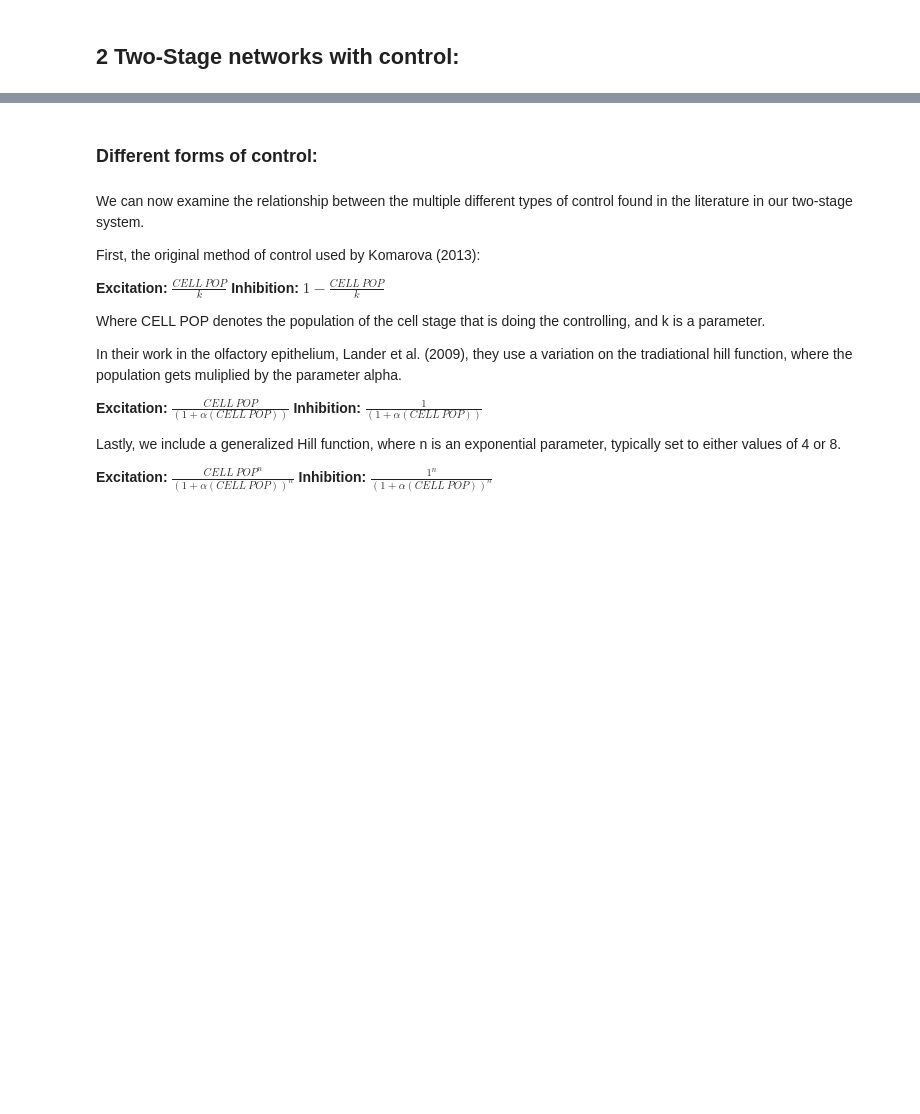
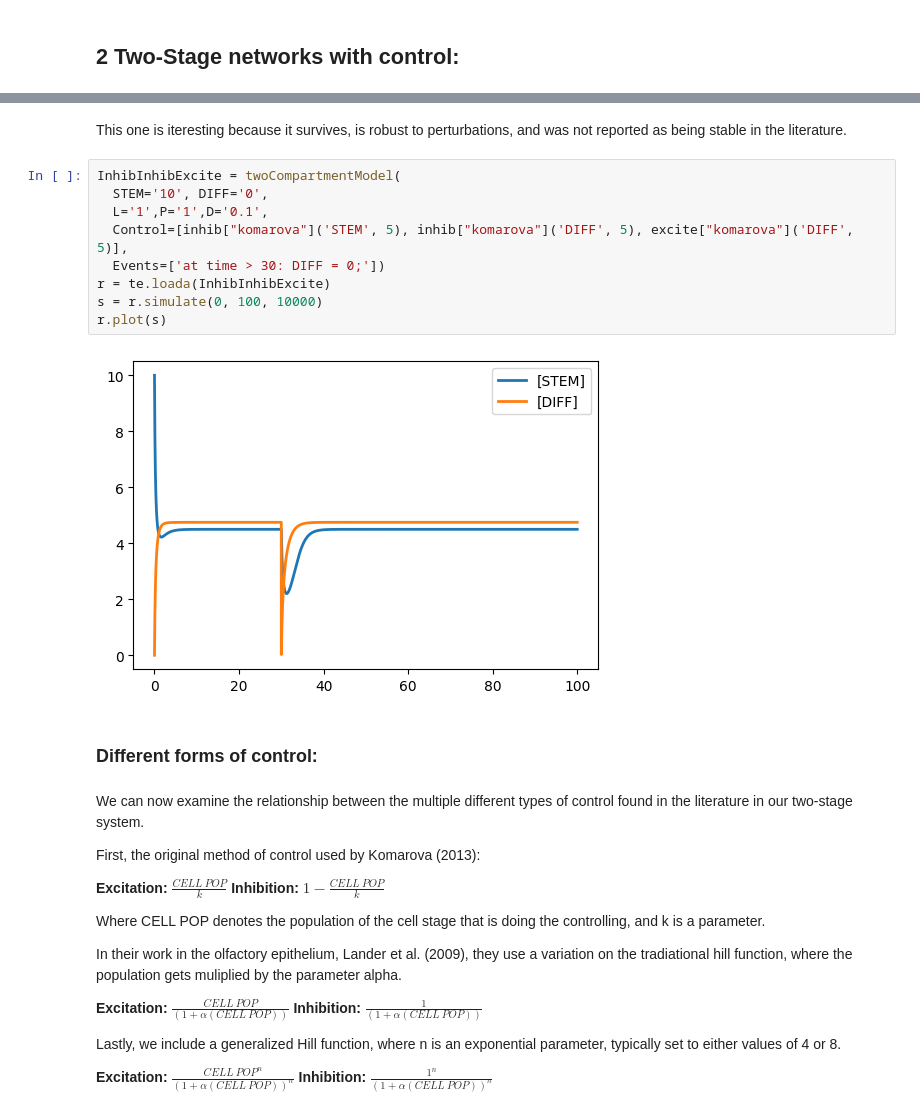
Before and after one commit to JulianoGianlupi/tellurium-nanohub-base, a Jupyter notebook: Nanohub_project.ipynb, the cells around one changed output, grey strips where cells are left out. Cells and saved outputs as stored; diff of their text form; blank space fills up the shorter version.

```diff
--- a/Nanohub_project.ipynb
+++ b/Nanohub_project.ipynb
@@ -104,3 +125,16 @@ r.plot(s)
+# %% [markdown]
+This one is iteresting because it survives, is robust to perturbations, and was not reported as being stable in the literature.
+# %%
+InhibInhibExcite = twoCompartmentModel(
+  STEM='10', DIFF='0',
+  L='1',P='1',D='0.1',
+  Control=[inhib["komarova"]('STEM', 5), inhib["komarova"]('DIFF', 5), excite["komarova"]('DIFF', 5)],
+  Events=['at time > 30: DIFF = 0;'])
+r = te.loada(InhibInhibExcite)
+s = r.simulate(0, 100, 10000)
+r.plot(s)
+# %% [output]
+[figure, added]
 # %% [markdown]
 ### Different forms of control:
 # %% [markdown]
```
Also changed, not shown: parts of 23 cells of this notebook.
